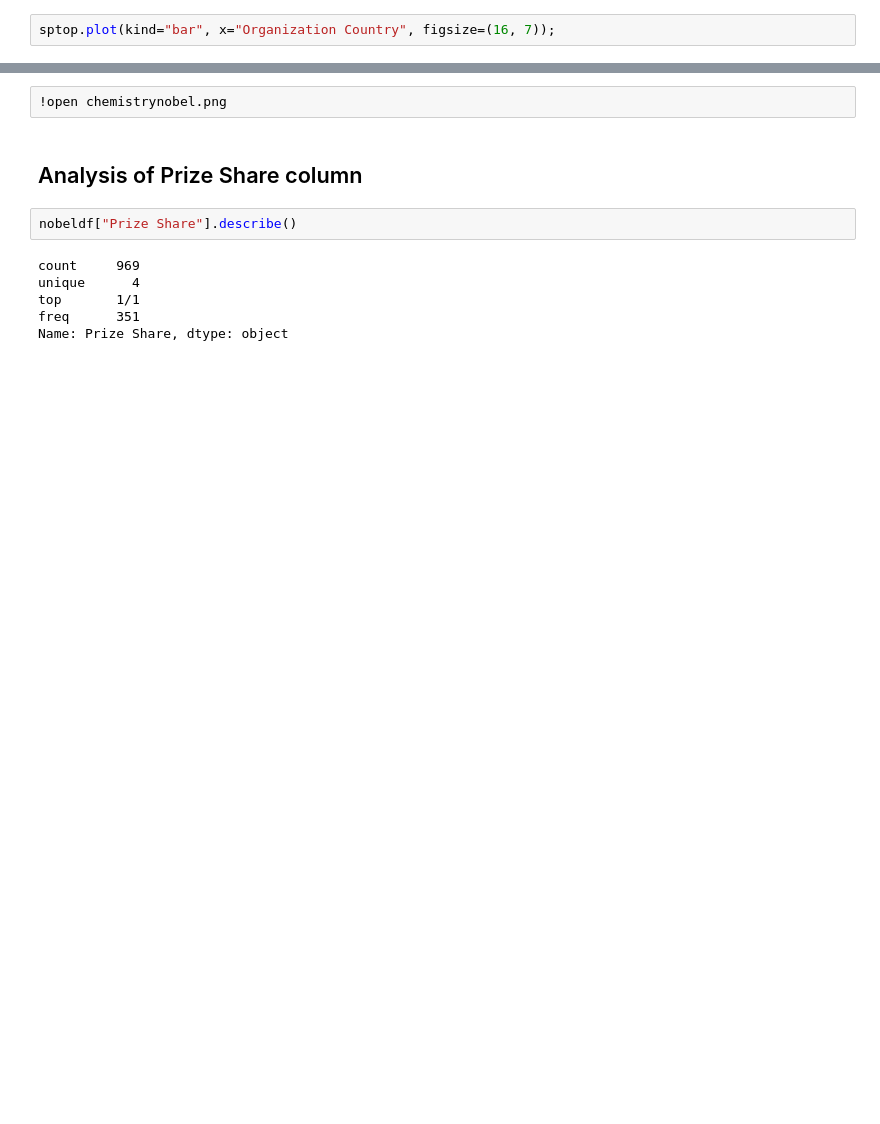
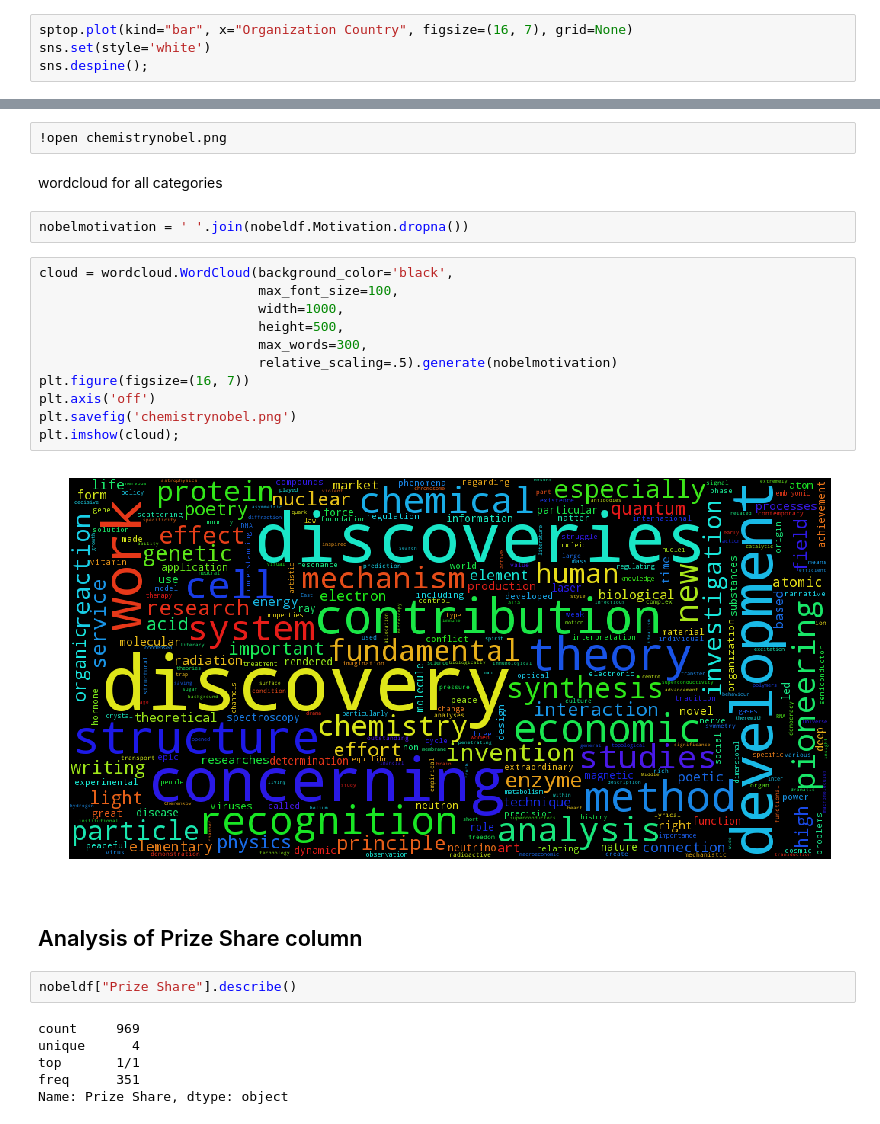
Before and after one commit to mudspringhiker/nobel_prize, a Jupyter notebook: exploratory_analysis.ipynb, the cells around one changed output, grey strips where cells are left out. Cells and saved outputs as stored; diff of their text form; blank space fills up the shorter version.

```diff
--- a/exploratory_analysis.ipynb
+++ b/exploratory_analysis.ipynb
@@ -364,7 +360,9 @@ sptop
 | 8 | Union of Soviet Socialist Republics | 1 | 1 | nan | nan | 9 |
 | 9 | Netherlands | 1 | 1 | 2 | nan | 7 |
 # %%
-sptop.plot(kind="bar", x="Organization Country", figsize=(16, 7));
+sptop.plot(kind="bar", x="Organization Country", figsize=(16, 7), grid=None)
+sns.set(style='white')
+sns.despine();
 # %% [output]
 [figure]
 # %% [markdown]
@@ -450,5 +448,22 @@ plt.imshow(cloud);
 # %%
 !open chemistrynobel.png
+# %% [markdown]
+wordcloud for all categories
+# %%
+nobelmotivation = ' '.join(nobeldf.Motivation.dropna())
+# %%
+cloud = wordcloud.WordCloud(background_color='black',
+                            max_font_size=100,
+                            width=1000,
+                            height=500,
+                            max_words=300,
+                            relative_scaling=.5).generate(nobelmotivation)
+plt.figure(figsize=(16, 7))
+plt.axis('off')
+plt.savefig('chemistrynobel.png')
+plt.imshow(cloud);
+# %% [output]
+[figure, added]
 # %% [markdown]
 ## Analysis of Prize Share column
 # %%
```
Also changed, not shown: parts of 70 cells of this notebook, 12 other files.
